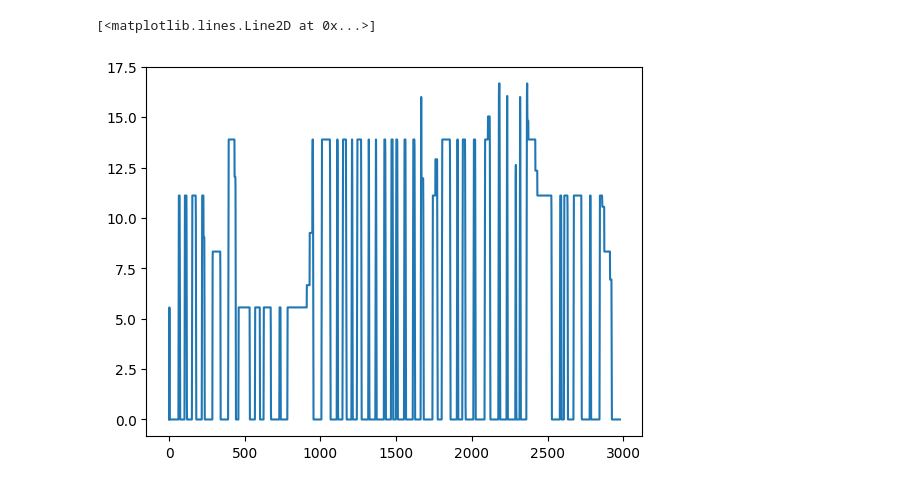
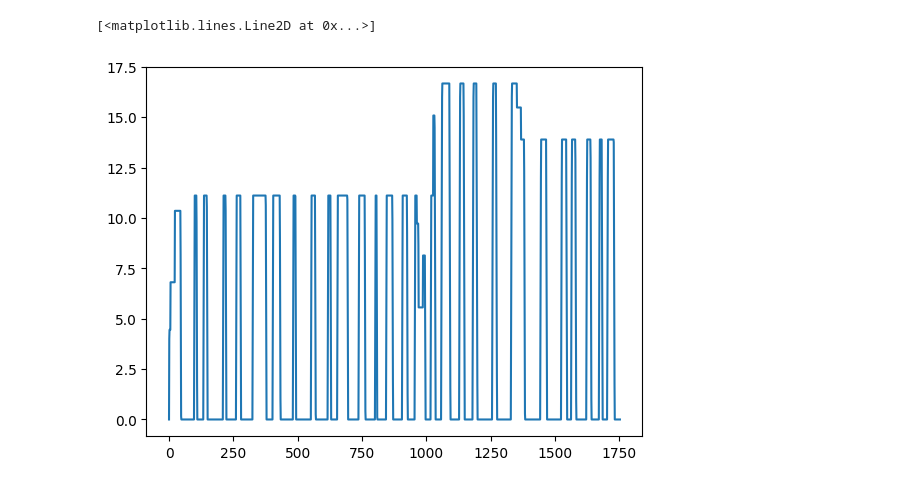
Before and after one commit to smohiudd/drivecycle, a Jupyter notebook: notebooks/Drivecycle-Example.ipynb, the cells around one changed output. Saved outputs shown, nothing was run; the diff lists cells and outputs as text; code cells hidden in the pictures.

```diff
--- a/notebooks/Drivecycle-Example.ipynb
+++ b/notebooks/Drivecycle-Example.ipynb
@@ -9,23 +9,24 @@ import inspect
 # %%
 stop_params = {
     "bus_stop":60,
     "tertiary":120,
     "secondary":180,
 }
 
-route_id=1
+route_id=10
+
 df = pd.read_json(f"../tests/data/calgary-{route_id}-edges.json")
 df1 = simplification.cluster_nodes(df,30)
 tvq = route.sequential(df1,stop_params, step=2, a_max=2)
+
+with open(f'../tests/data/calgary-{route_id}-elv.json', 'r') as f:
+    elv = json.load(f)
+
+e = energy.energy_model(tvq, elv, capacity=400, regen_ratio=0.5, m=10000, power_aux=5)
+pyplot.plot(e[:,0], e[:,1])
+# %% [output]
+[<matplotlib.lines.Line2D at 0x...>]
+[figure, added]
-# %%
-with open(f'../tests/data/calgary-{route_id}-elv.json', 'r') as f:
-    elv = json.load(f)
-
-e = energy.energy_model(tvq, elv, regen_ratio=0.3, m=10000)
-pyplot.plot(e[:,0], e[:,1])
-# %% [output]
-[<matplotlib.lines.Line2D at 0x...>]
-[figure, removed]
 # %%
 pyplot.plot(e[:,0], e[:,3])
 # %% [output]
```
Also changed, not shown: parts of 8 cells of this notebook, 2 other files.
